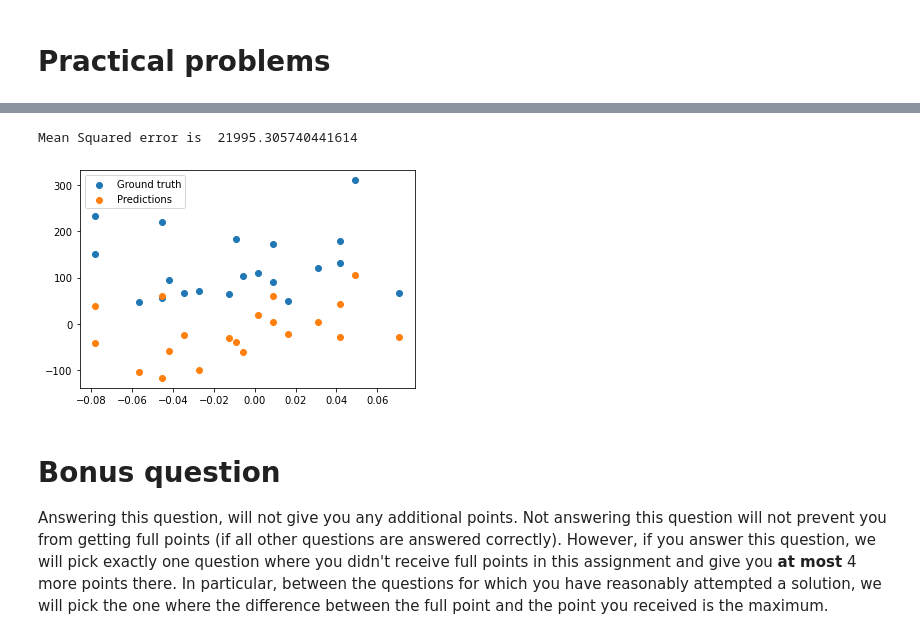
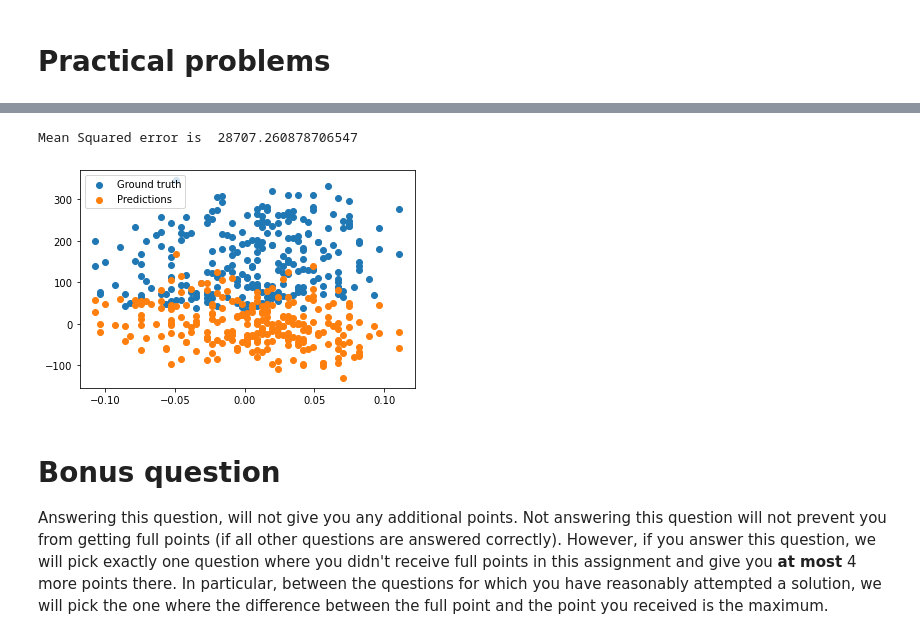
Before and after one commit to ArwinSaleh/Algorithms-for-Machine-Learning-and-Inference-TDA233, a Jupyter notebook: Machinelearning/new_version.ipynb, the cells around one changed output, grey strips where cells are left out. Cells and saved outputs as stored; diff of their text form; code cells hidden in the pictures.

Commit message:
more tasks done

```diff
--- a/Machinelearning/new_version.ipynb
+++ b/Machinelearning/new_version.ipynb
@@ -129,20 +179,13 @@ import matplotlib.pyplot as plt
 
 def fit_linear_with_regularization(X, y, alpha):
 
-    m = X.shape[1]
     # Compute the analytical optimal weights in vectorized form
-    w = np.linalg.inv(X.T@X) @ X.T@y
-
-    # loss not needed in this method but needed for tasks above.
-    # https://towardsdatascience.com/vectorization-implementation-in-machine-learning-ca652920c55d
-    L = lambda X,y,alpha, m, w: (1/(2*m))*np.transpose((X@w - y))@(X@w - y)
-    loss = L(X,y,alpha,m, w)
-    return w # TODO change me
+    w = (X.T @ y) @ np.linalg.inv(X.T @ X + alpha)
+    return w
 
 def predict(X_test, w):
     # predict the output from the test data and weights
     return X_test @ w
-
 
 def plot_prediction(X_test, y_test, y_pred):
 
@@ -154,7 +197,6 @@ def plot_prediction(X_test, y_test, y_pred):
     # Show labels
     plt.legend()
 
-
     # Compute the mean squared error
     mean_squared_error = metrics.mean_squared_error(y_test, y_pred)
     return mean_squared_error
@@ -165,40 +207,38 @@ X, y = datasets.load_diabetes(return_X_y=True)
 
 
 # Split the dataset into training and test set
-num_test_elements = 20
+num_test_elements = 250
 
 X_train = X[:-num_test_elements]
 X_test = X[-num_test_elements:]
 
 y_train = y[:-num_test_elements]
 y_test = y[-num_test_elements:]
 
 
 # Set alpha
 alpha = 0.01
 
 # Train using linear regression with regularization and find optimal model
 w = fit_linear_with_regularization(X_train, y_train, alpha)
 
 
 # Make predictions using the testing set X_test
 y_pred = predict(X_test, w)
 
-
-
 # Plots and mean squared error
 error = plot_prediction(X_test, y_test, y_pred)
 
 
 
 print('Mean Squared error is ', error)
 
 
 # Show the plot
 plt.show();
 # %% [output]
-Mean Squared error is  21995.305740441614
+Mean Squared error is  28707.260878706547
-[figure, old version]
+[figure, new version]
 # %% [markdown]
 # Bonus question
 
```
Also changed, not shown: parts of 3 cells of this notebook, 1 other file.
